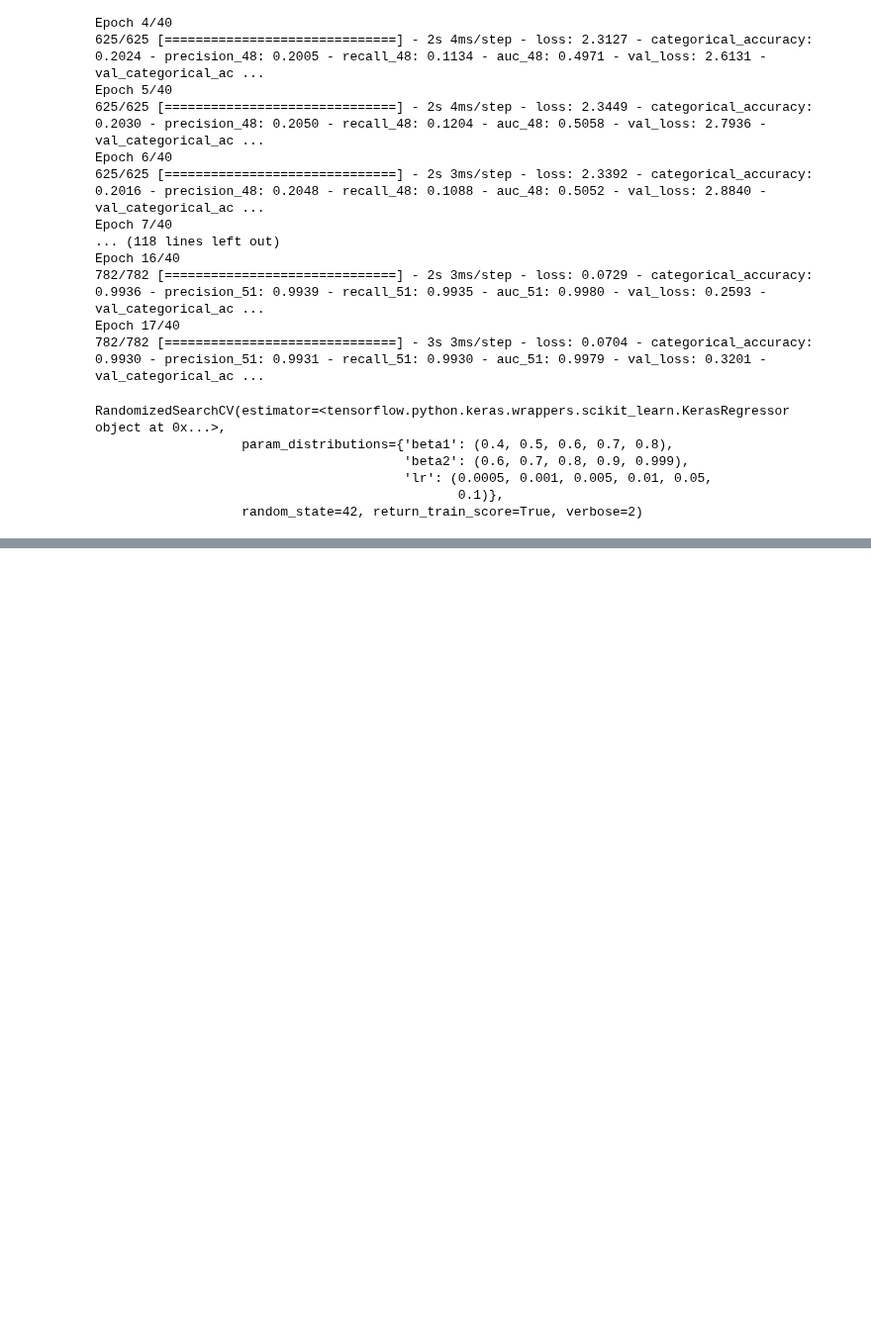
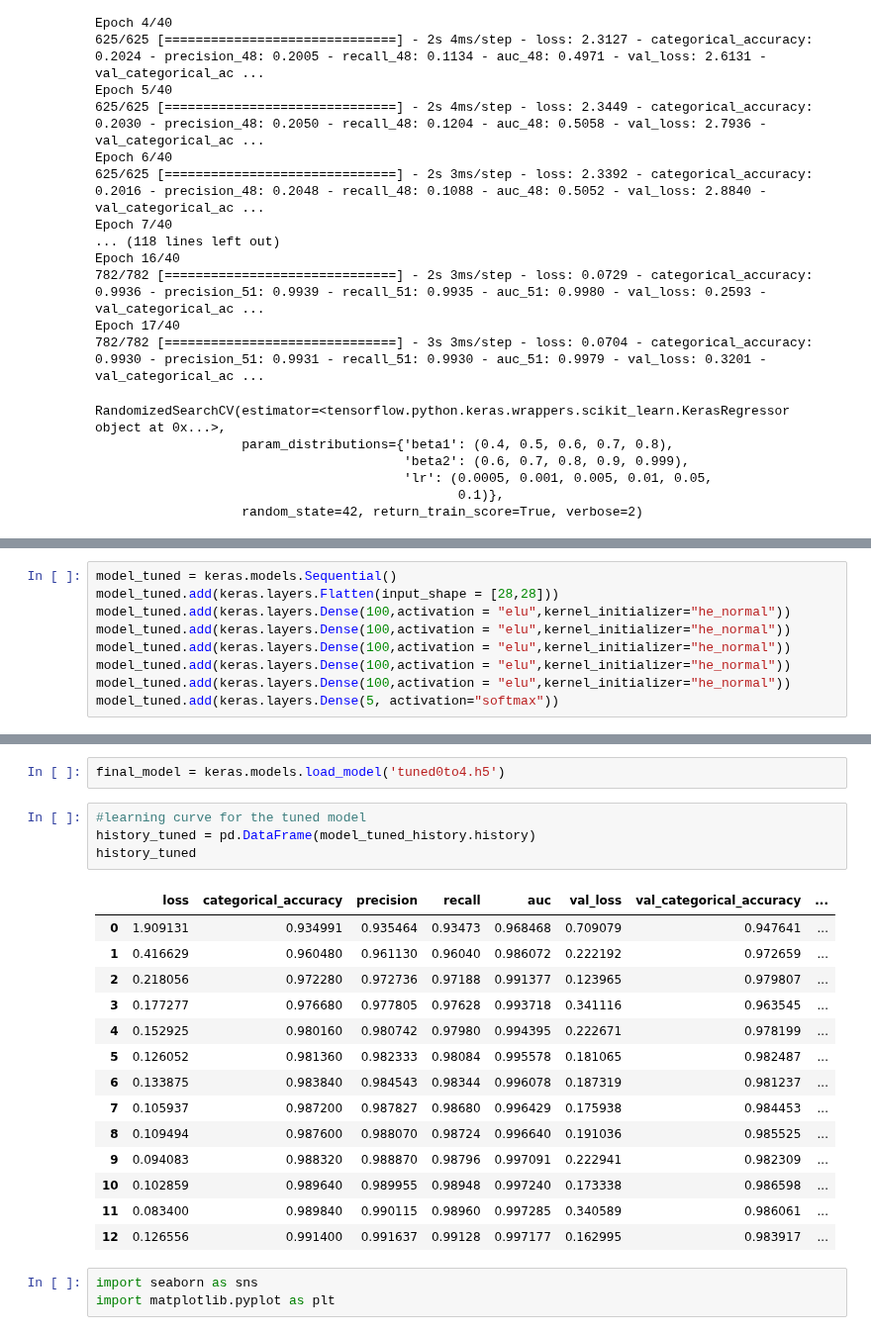
Before and after one commit to Pasindu19970808/Hands-on-Machine-Learning-Textbook-Exercises, a Jupyter notebook: DeepLearning_1/Chapter11Exercise.ipynb, the cells around one changed output, grey strips where cells are left out. Shown at 99% size. Drawn from its saved outputs; the diff is of its cells as text; blank space fills up the shorter version.

```diff
--- a/DeepLearning_1/Chapter11Exercise.ipynb
+++ b/DeepLearning_1/Chapter11Exercise.ipynb
@@ -263,0 +300,9 @@ RandomizedSearchCV(estimator=<tensorflow.python.keras.wrappers.scikit_learn.Kera
+# %%
+model_tuned = keras.models.Sequential()
+model_tuned.add(keras.layers.Flatten(input_shape = [28,28]))
+model_tuned.add(keras.layers.Dense(100,activation = "elu",kernel_initializer="he_normal"))
+model_tuned.add(keras.layers.Dense(100,activation = "elu",kernel_initializer="he_normal"))
+model_tuned.add(keras.layers.Dense(100,activation = "elu",kernel_initializer="he_normal"))
+model_tuned.add(keras.layers.Dense(100,activation = "elu",kernel_initializer="he_normal"))
+model_tuned.add(keras.layers.Dense(100,activation = "elu",kernel_initializer="he_normal"))
+model_tuned.add(keras.layers.Dense(5, activation="softmax"))
@@ -263,0 +353,24 @@ RandomizedSearchCV(estimator=<tensorflow.python.keras.wrappers.scikit_learn.Kera
+# %%
+final_model = keras.models.load_model('tuned0to4.h5')
+# %%
+#learning curve for the tuned model
+history_tuned = pd.DataFrame(model_tuned_history.history)
+history_tuned
+# %% [output]
+|  | loss | categorical_accuracy | precision | recall | auc | val_loss | val_categorical_accuracy | ... |
+| 0 | 1.909131 | 0.934991 | 0.935464 | 0.93473 | 0.968468 | 0.709079 | 0.947641 | ... |
+| 1 | 0.416629 | 0.960480 | 0.961130 | 0.96040 | 0.986072 | 0.222192 | 0.972659 | ... |
+| 2 | 0.218056 | 0.972280 | 0.972736 | 0.97188 | 0.991377 | 0.123965 | 0.979807 | ... |
+| 3 | 0.177277 | 0.976680 | 0.977805 | 0.97628 | 0.993718 | 0.341116 | 0.963545 | ... |
+| 4 | 0.152925 | 0.980160 | 0.980742 | 0.97980 | 0.994395 | 0.222671 | 0.978199 | ... |
+| 5 | 0.126052 | 0.981360 | 0.982333 | 0.98084 | 0.995578 | 0.181065 | 0.982487 | ... |
+| 6 | 0.133875 | 0.983840 | 0.984543 | 0.98344 | 0.996078 | 0.187319 | 0.981237 | ... |
+| 7 | 0.105937 | 0.987200 | 0.987827 | 0.98680 | 0.996429 | 0.175938 | 0.984453 | ... |
+| 8 | 0.109494 | 0.987600 | 0.988070 | 0.98724 | 0.996640 | 0.191036 | 0.985525 | ... |
+| 9 | 0.094083 | 0.988320 | 0.988870 | 0.98796 | 0.997091 | 0.222941 | 0.982309 | ... |
+| 10 | 0.102859 | 0.989640 | 0.989955 | 0.98948 | 0.997240 | 0.173338 | 0.986598 | ... |
+| 11 | 0.083400 | 0.989840 | 0.990115 | 0.98960 | 0.997285 | 0.340589 | 0.986061 | ... |
+| 12 | 0.126556 | 0.991400 | 0.991637 | 0.99128 | 0.997177 | 0.162995 | 0.983917 | ... |
+# %%
+import seaborn as sns
+import matplotlib.pyplot as plt
```
Also changed, not shown: parts of 20 cells of this notebook, 2 other files.
